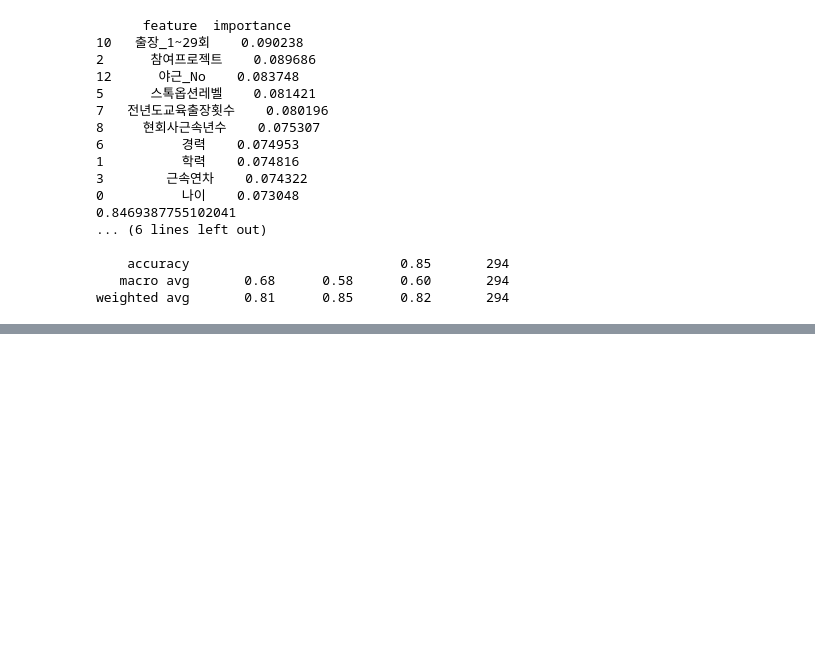
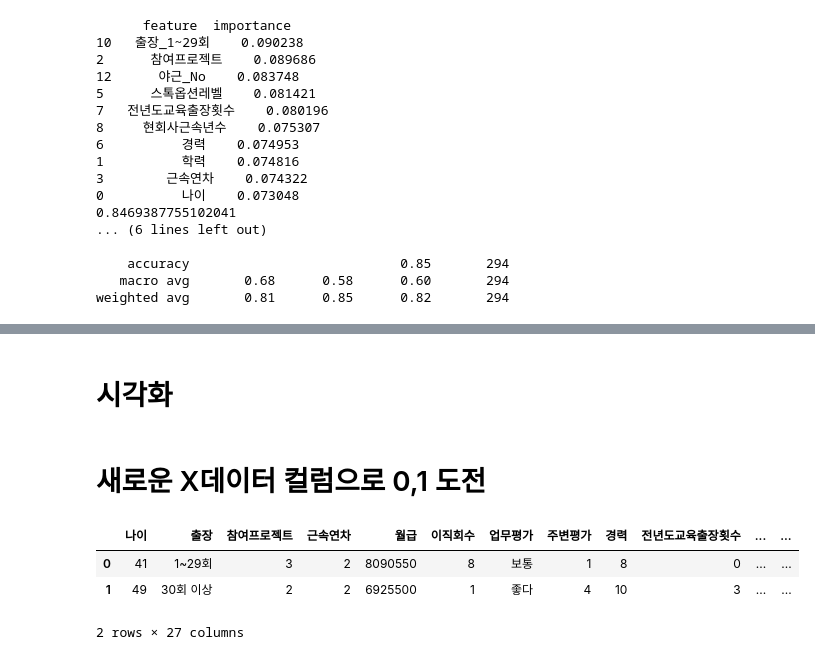
Before and after one commit to k-j-hyun/ai_x, a Jupyter notebook: source/01_python/250811_KNN_NB_TEST.ipynb, the cells around one changed output, grey strips where cells are left out. Drawn from its saved outputs; the diff is of its cells as text; code cells hidden in the pictures; blank space fills up the shorter version.

```diff
--- a/source/01_python/250811_KNN_NB_TEST.ipynb
+++ b/source/01_python/250811_KNN_NB_TEST.ipynb
@@ -318,0 +414,2 @@ X_train_smote, y_train_smote = smote.fit_resample(X_train, y_train)
+# %% [markdown]
+# 시각화
@@ -318,0 +434,10 @@ X_train_smote, y_train_smote = smote.fit_resample(X_train, y_train)
+# %% [markdown]
+# 새로운 X데이터 컬럼으로 0,1 도전
+# %%
+data = pd.read_csv('WA.csv')
+data.head(2)
+# %% [output]
+|  | 나이 | 출장 | 참여프로젝트 | 근속연차 | 월급 | 이직회수 | 업무평가 | 주변평가 | 경력 | 전년도교육출장횟수 | ... | ... |
+| 0 | 41 | 1~29회 | 3 | 2 | 8090550 | 8 | 보통 | 1 | 8 | 0 | ... | ... |
+| 1 | 49 | 30회 이상 | 2 | 2 | 6925500 | 1 | 좋다 | 4 | 10 | 3 | ... | ... |
+2 rows × 27 columns
```
Also changed, not shown: parts of 13 cells of this notebook, 58 other files.
